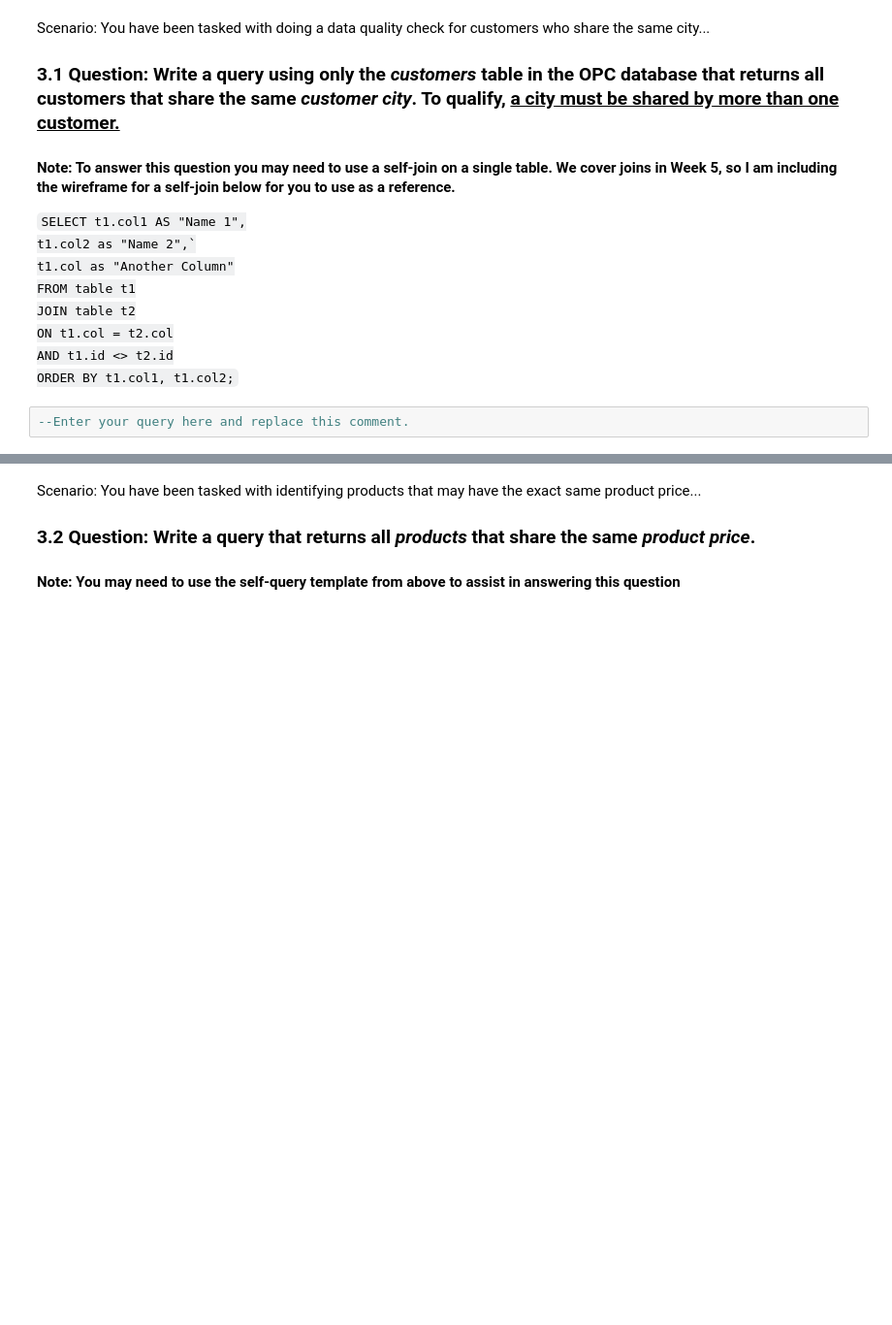
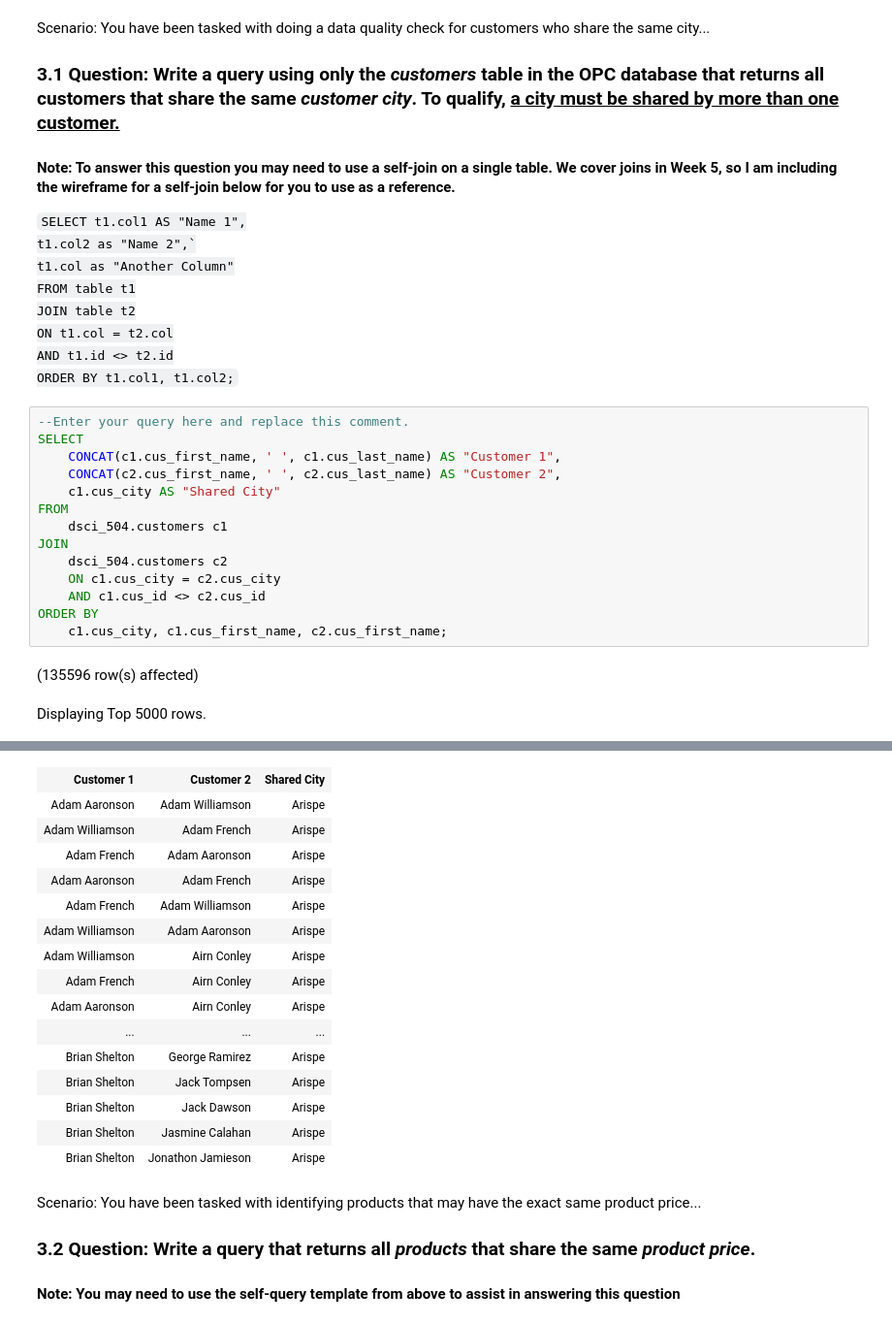
Before and after one commit to shkungulio/Maryville, a Jupyter notebook: DSCI-504/Assignment/Week3/DSCI504_Wk3_Assignment.ipynb, the cells around one changed output, grey strips where cells are left out. Shown at 97% size. Saved outputs shown, nothing was run; the diff lists cells and outputs as text; blank space fills up the shorter version.

```diff
--- a/DSCI-504/Assignment/Week3/DSCI504_Wk3_Assignment.ipynb
+++ b/DSCI-504/Assignment/Week3/DSCI504_Wk3_Assignment.ipynb
@@ -27,5 +27,20 @@ JOIN table t2
 ON t1.col = t2.col
 AND t1.id <> t2.id
 ORDER BY t1.col1, t1.col2;</code>
-# %%
---Enter your query here and replace this comment.
+# %%
+--Enter your query here and replace this comment.
+SELECT
+    CONCAT(c1.cus_first_name, ' ', c1.cus_last_name) AS "Customer 1",
+    CONCAT(c2.cus_first_name, ' ', c2.cus_last_name) AS "Customer 2",
+    c1.cus_city AS "Shared City"
+FROM
+    dsci_504.customers c1
+JOIN
+    dsci_504.customers c2
+    ON c1.cus_city = c2.cus_city
+    AND c1.cus_id <> c2.cus_id
+ORDER BY
+    c1.cus_city, c1.cus_first_name, c2.cus_first_name;
+# %% [output]
+(135596 row(s) affected)
+Displaying Top 5000 rows.
@@ -32,3 +48,19 @@ ORDER BY t1.col1, t1.col2;</code>
+| Customer 1 | Customer 2 | Shared City |
+| Adam Aaronson | Adam Williamson | Arispe |
+| Adam Williamson | Adam French | Arispe |
+| Adam French | Adam Aaronson | Arispe |
+| Adam Aaronson | Adam French | Arispe |
+| Adam French | Adam Williamson | Arispe |
+| Adam Williamson | Adam Aaronson | Arispe |
+| Adam Williamson | Airn Conley | Arispe |
+| Adam French | Airn Conley | Arispe |
+| Adam Aaronson | Airn Conley | Arispe |
+| ... | ... | ... |
+| Brian Shelton | George Ramirez | Arispe |
+| Brian Shelton | Jack Tompsen | Arispe |
+| Brian Shelton | Jack Dawson | Arispe |
+| Brian Shelton | Jasmine Calahan | Arispe |
+| Brian Shelton | Jonathon Jamieson | Arispe |
 # %% [markdown]
 Scenario: You have been tasked with identifying products that may have the exact same product price...
 
```
Also changed, not shown: parts of 2 cells of this notebook.
